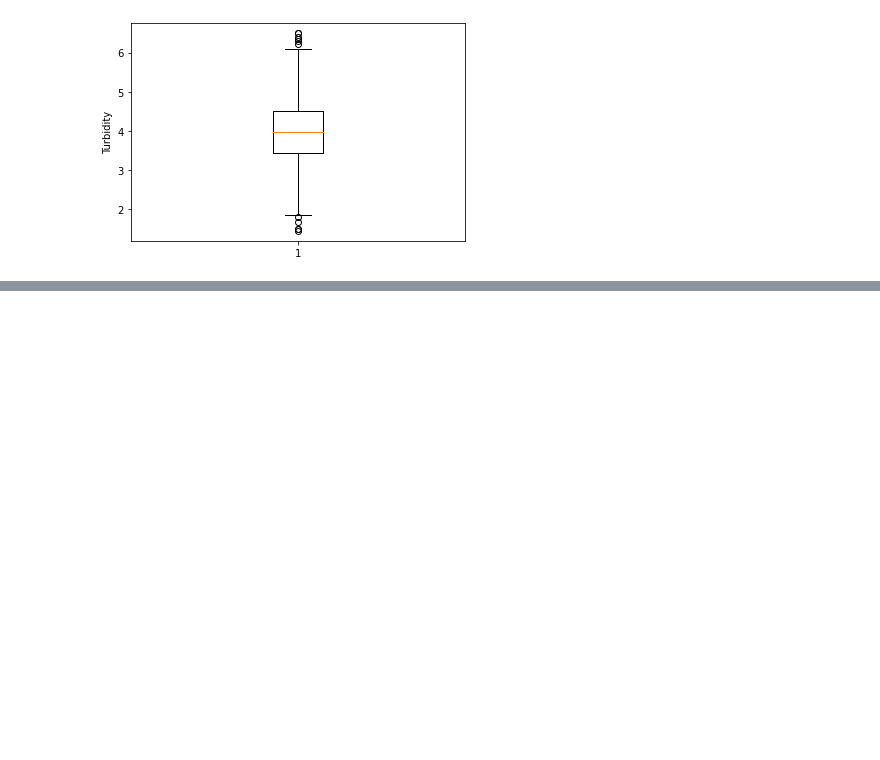
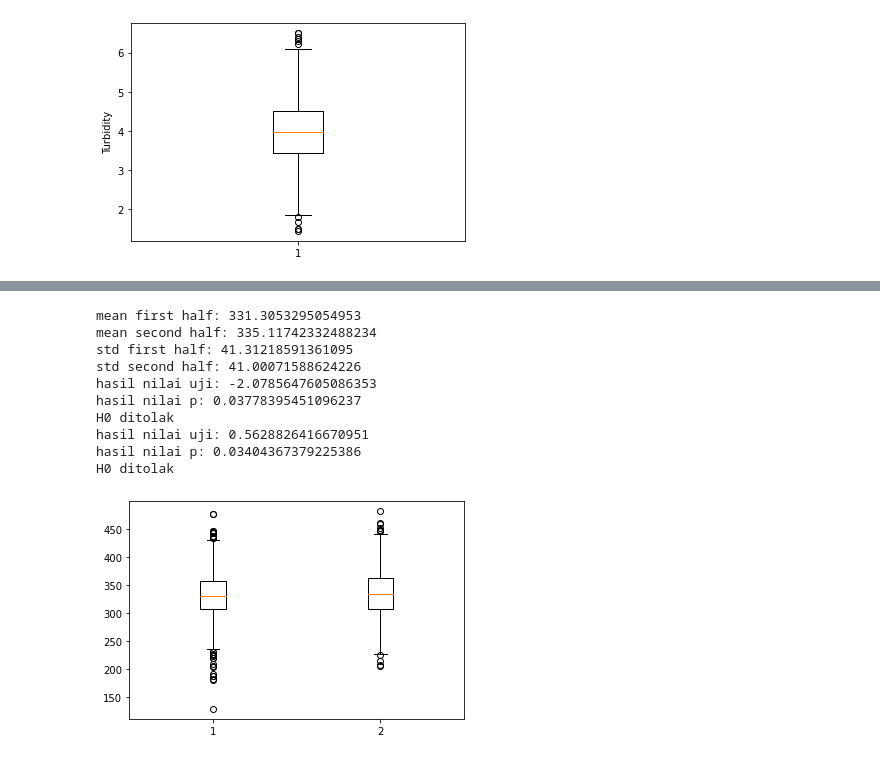
Before and after one commit to farrel-a/K02-T1-IF2220-13520020, a Jupyter notebook: K02-T1-IF2220-13520020.ipynb, the cells around one changed output, grey strips where cells are left out. Saved outputs shown, nothing was run; the diff lists cells and outputs as text; code cells hidden in the pictures; blank space fills up the shorter version.

```diff
--- a/K02-T1-IF2220-13520020.ipynb
+++ b/K02-T1-IF2220-13520020.ipynb
@@ -691 +700,57 @@ hasil nilai p: 0.03404367379225386
 H0 ditolak
+# %%
+SulfateMean1 = numpy.mean(dataset.Sulfate[0:int(len(dataset.Sulfate)/2)])
+SulfateMean2 = numpy.mean(dataset.Sulfate[int(len(dataset.Sulfate)/2):len(dataset.Sulfate)])
+SulfateSTD1 = numpy.std(dataset.Sulfate[0:int(len(dataset.Sulfate)/2)])
+SulfateSTD2 = numpy.std(dataset.Sulfate[int(len(dataset.Sulfate)/2):len(dataset.Sulfate)])
+print("mean first half: " + str(SulfateMean1))
+print("mean second half: " + str(SulfateMean2))
+print("std first half: " + str(SulfateSTD1))
+print("std second half: " + str(SulfateSTD2))
+
+H0_Sulfate = 0
+Sulfate_result = SulfateMean1-SulfateMean2
+alpha = 0.05
+totaldata = 2010
+Sulfate_S12 = math.sqrt((((totaldata/2)-1) * (SulfateSTD1**2) + ((totaldata/2)-1) * (SulfateSTD2**2)) / totaldata-2)
+nilai_kritis_Sulfate = scipy.stats.t.ppf(q=1-(alpha/2), df=totaldata-2)
+nilai_uji_Sulfate = (Sulfate_result-H0_Sulfate)/(Sulfate_S12*math.sqrt((1/(totaldata/2)) + (1/(totaldata/2))))
+nilai_p_Sulfate = scipy.stats.t.sf(abs(nilai_uji_Sulfate), df=totaldata) * 2
+
+print("hasil nilai uji: " + str(nilai_uji_Sulfate))
+print("hasil nilai p: " + str(nilai_p_Sulfate))
+
+if ((nilai_uji_Sulfate > nilai_kritis_Sulfate or nilai_uji_Sulfate < -1*nilai_kritis_Sulfate) and nilai_p_Sulfate < alpha):
+    print("H0 ditolak")
+H0_Trihalomethanes = 0.05
+Trihalomethanes_result = dataset.Trihalomethanes[dataset.Trihalomethanes < 40].count()/totaldata
+alpha = 0.05
+totaldata = 2010
+q0_Trihalomethanes = 1 - H0_Trihalomethanes
+nilai_kritis_Trihalomethanes = scipy.stats.t.ppf(q=1-alpha, df=totaldata-1)
+nilai_uji_Trihalomethanes = (Trihalomethanes_result - H0_Trihalomethanes)/math.sqrt(H0_Trihalomethanes*q0_Trihalomethanes/totaldata)
+nilai_p_Trihalomethanes = (scipy.stats.binom.pmf(dataset.Trihalomethanes[dataset.Trihalomethanes < 40].count(), totaldata, H0_Trihalomethanes))
+
+print("hasil nilai uji: " + str(nilai_uji_Trihalomethanes))
+print("hasil nilai p: " + str(nilai_p_Trihalomethanes))
+
+if ((nilai_uji_Trihalomethanes < nilai_kritis_Trihalomethanes) or nilai_p_Trihalomethanes < alpha):
+    print("H0 ditolak")
+else:
+    print("H0 diterima")
+
+data = [(dataset.Sulfate[0:int(len(dataset.Sulfate)/2)]),(dataset.Sulfate[int(len(dataset.Sulfate)/2):len(dataset.Sulfate)])]
+plt.boxplot(data)
+plt.show()
+# %% [output]
+mean first half: 331.3053295054953
+mean second half: 335.11742332488234
+std first half: 41.31218591361095
+std second half: 41.00071588624226
+hasil nilai uji: -2.0785647605086353
+hasil nilai p: 0.03778395451096237
+H0 ditolak
+hasil nilai uji: 0.5628826416670951
+hasil nilai p: 0.03404367379225386
+H0 ditolak
+[figure, added]
```
Also changed, not shown: parts of 10 cells of this notebook.
